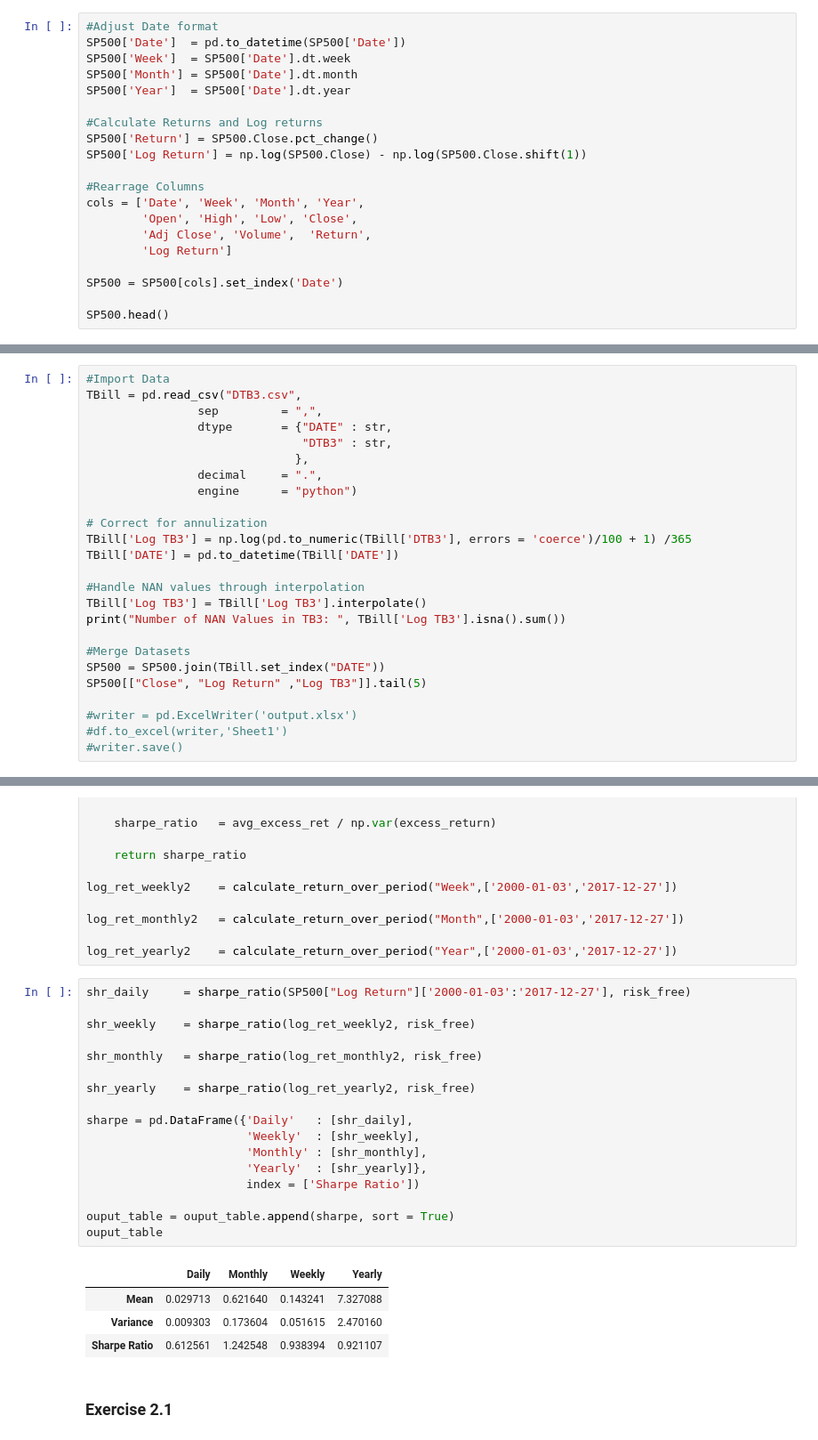
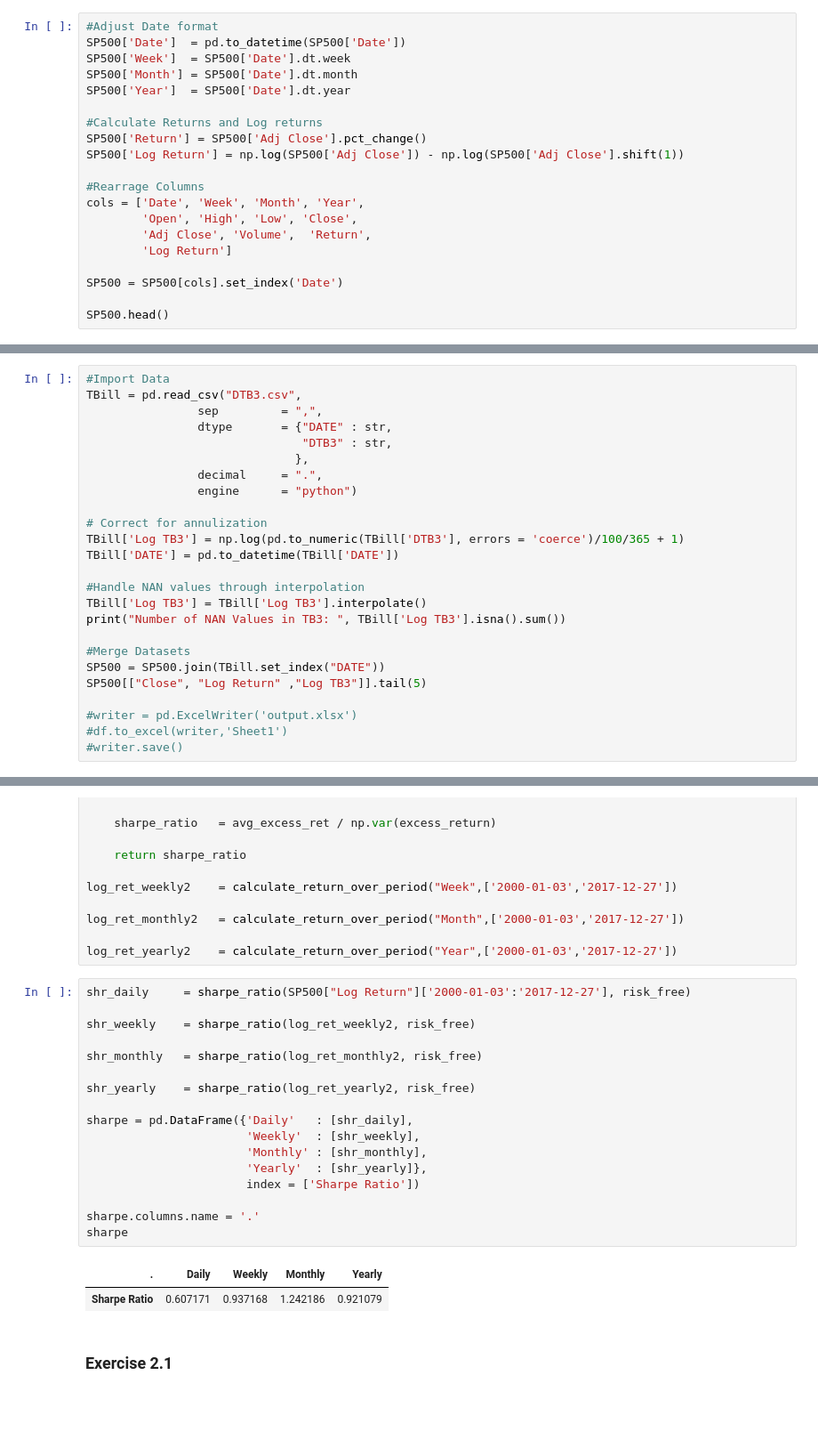
Before and after one commit to Luedman/Theory_of_Finance_Assignments, a Jupyter notebook: Assignment_1/Assignmentv01.ipynb, the cells around one changed output, grey strips where cells are left out. Shown at 89% size. Drawn from its saved outputs; the diff is of its cells as text; blank space fills up the shorter version.

```diff
--- a/Assignment_1/Assignmentv01.ipynb
+++ b/Assignment_1/Assignmentv01.ipynb
@@ -30,8 +33,8 @@ SP500['Month'] = SP500['Date'].dt.month
 SP500['Year']  = SP500['Date'].dt.year
 
 #Calculate Returns and Log returns
-SP500['Return'] = SP500.Close.pct_change()
-SP500['Log Return'] = np.log(SP500.Close) - np.log(SP500.Close.shift(1))
+SP500['Return'] = SP500['Adj Close'].pct_change()
+SP500['Log Return'] = np.log(SP500['Adj Close']) - np.log(SP500['Adj Close'].shift(1))
 
 #Rearrage Columns
 cols = ['Date', 'Week', 'Month', 'Year',
@@ -110,7 +115,7 @@ TBill = pd.read_csv("DTB3.csv",
                 engine      = "python")
 
 # Correct for annulization
-TBill['Log TB3'] = np.log(pd.to_numeric(TBill['DTB3'], errors = 'coerce')/100 + 1) /365
+TBill['Log TB3'] = np.log(pd.to_numeric(TBill['DTB3'], errors = 'coerce')/100/365 + 1)
 TBill['DATE'] = pd.to_datetime(TBill['DATE'])
 
 #Handle NAN values through interpolation
@@ -165,25 +170,23 @@ log_ret_yearly2    = calculate_return_over_period("Year",['2000-01-03','2017-12-
 # %%
 shr_daily     = sharpe_ratio(SP500["Log Return"]['2000-01-03':'2017-12-27'], risk_free)
 
 shr_weekly    = sharpe_ratio(log_ret_weekly2, risk_free)
 
 shr_monthly   = sharpe_ratio(log_ret_monthly2, risk_free)
 
 shr_yearly    = sharpe_ratio(log_ret_yearly2, risk_free)
 
 sharpe = pd.DataFrame({'Daily'   : [shr_daily],
                        'Weekly'  : [shr_weekly],
                        'Monthly' : [shr_monthly],
                        'Yearly'  : [shr_yearly]},
                        index = ['Sharpe Ratio'])
 
-ouput_table = ouput_table.append(sharpe, sort = True)
-ouput_table
+sharpe.columns.name = '.'
+sharpe
 # %% [output]
-|  | Daily | Monthly | Weekly | Yearly |
-| Mean | 0.029713 | 0.621640 | 0.143241 | 7.327088 |
-| Variance | 0.009303 | 0.173604 | 0.051615 | 2.470160 |
-| Sharpe Ratio | 0.612561 | 1.242548 | 0.938394 | 0.921107 |
+| . | Daily | Weekly | Monthly | Yearly |
+| Sharpe Ratio | 0.607171 | 0.937168 | 1.242186 | 0.921079 |
 # %% [markdown]
 ### Exercise 2.1
 # %%
```
Also changed, not shown: parts of 23 cells of this notebook.
